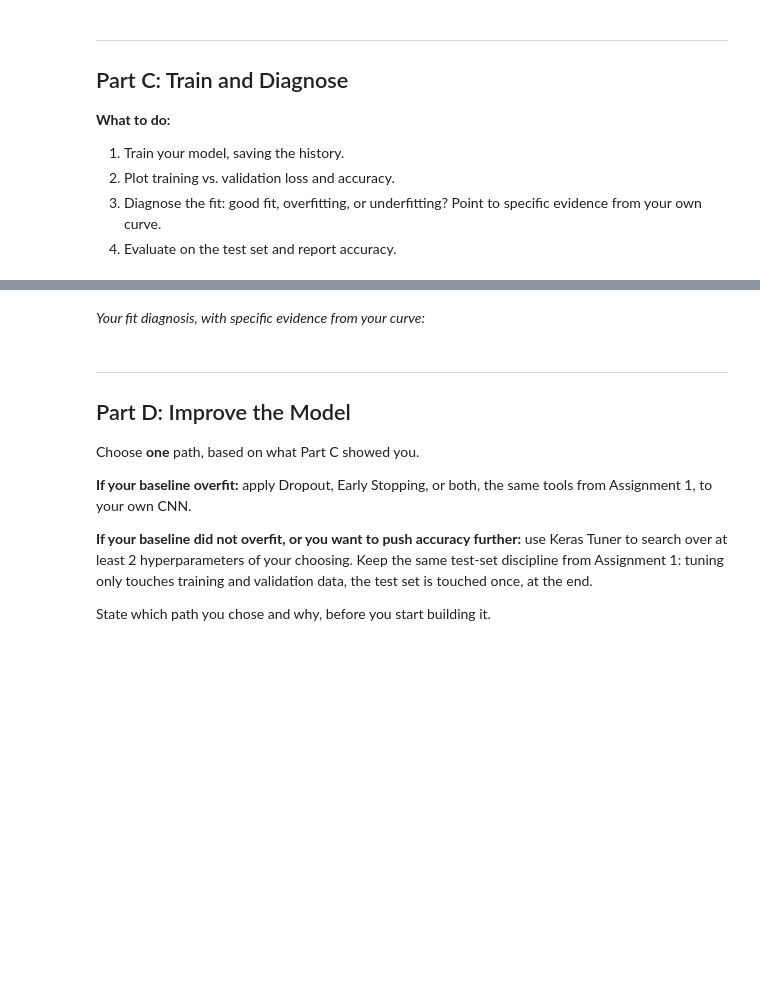
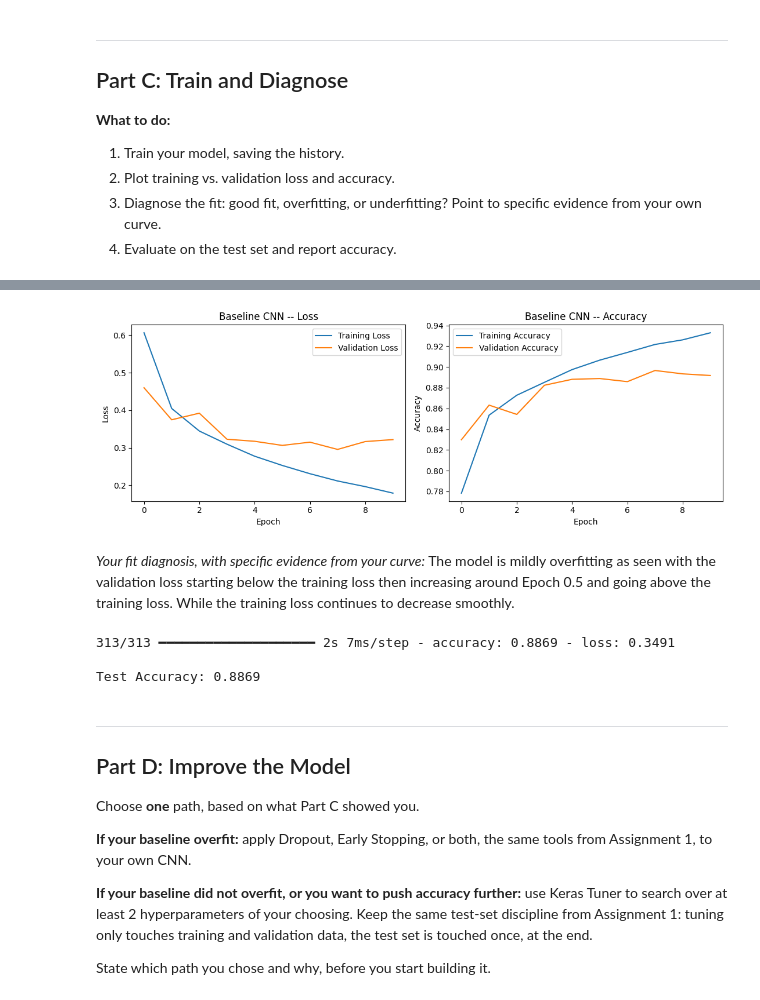
Before and after one commit to M90X-2/IT480-FA26, a Jupyter notebook: Lab2_CNN_PetFinder_Starter.ipynb, the cells around one changed output, grey strips where cells are left out. Cells and saved outputs as stored; diff of their text form; code cells hidden in the pictures; blank space fills up the shorter version.

```diff
--- a/Lab2_CNN_PetFinder_Starter.ipynb
+++ b/Lab2_CNN_PetFinder_Starter.ipynb
@@ -71,5 +66,5 @@ model = Sequential([
 # %%
 # Compile your model here
 model.compile(optimizer='adam',
-              loss='binary_crossentropy',
+              loss='categorical_crossentropy',
               metrics=['accuracy'])
@@ -97,7 +108,43 @@ Epoch 2/10
-# %% [markdown]
-*Your fit diagnosis, with specific evidence from your curve:*
+# %%
+# Plot training vs. validation loss and accuracy here
+import matplotlib.pyplot as plt
+
+def plot_history(history, title, show_accuracy=False):
+    if show_accuracy:
+        fig, axes = plt.subplots(1, 2, figsize=(11, 4))
+        axes[0].plot(history.history["loss"], label="Training Loss")
+        axes[0].plot(history.history["val_loss"], label="Validation Loss")
+        axes[0].set_xlabel("Epoch"); axes[0].set_ylabel("Loss"); axes[0].legend()
+        axes[0].set_title(title + " -- Loss")
+
+        axes[1].plot(history.history["accuracy"], label="Training Accuracy")
+        axes[1].plot(history.history["val_accuracy"], label="Validation Accuracy")
+        axes[1].set_xlabel("Epoch"); axes[1].set_ylabel("Accuracy"); axes[1].legend()
+        axes[1].set_title(title + " -- Accuracy")
+        plt.tight_layout()
+        plt.show()
+    else:
+        plt.figure(figsize=(6, 4))
+        plt.plot(history.history["loss"], label="Training Loss")
+        plt.plot(history.history["val_loss"], label="Validation Loss")
+        plt.xlabel("Epoch"); plt.ylabel("Loss (MSE, scaled)"); plt.title(title); plt.legend()
+        plt.show()
+
+plot_history(history, "Baseline CNN", show_accuracy=True)
+# %% [output]
+[figure, added]
+# %% [markdown]
+*Your fit diagnosis, with specific evidence from your curve:*
+The model is mildly overfitting as seen with the validation loss starting below the training loss then increasing around Epoch 0.5 and going above the training loss. While the training loss continues to decrease smoothly.
 # %%
 # Evaluate on the test set and report accuracy here
+test_loss, test_accuracy = model.evaluate(x_test, y_test, verbose=1)
+
+print(f"\nTest Accuracy: {test_accuracy:.4f}")
+# %% [output]
+313/313 ━━━━━━━━━━━━━━━━━━━━ 2s 7ms/step - accuracy: 0.8869 - loss: 0.3491
+
+Test Accuracy: 0.8869
 # %% [markdown]
 ---
 ## Part D: Improve the Model
```
Also changed, not shown: parts of 22 cells of this notebook.
